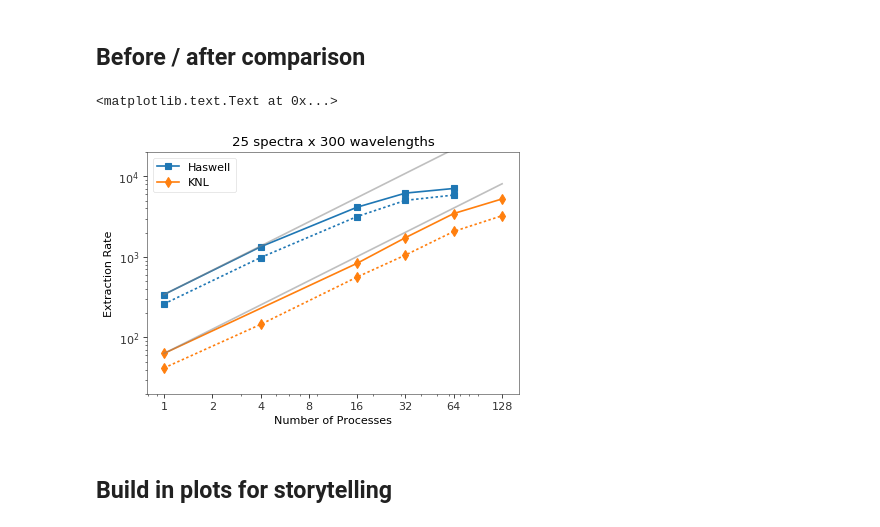
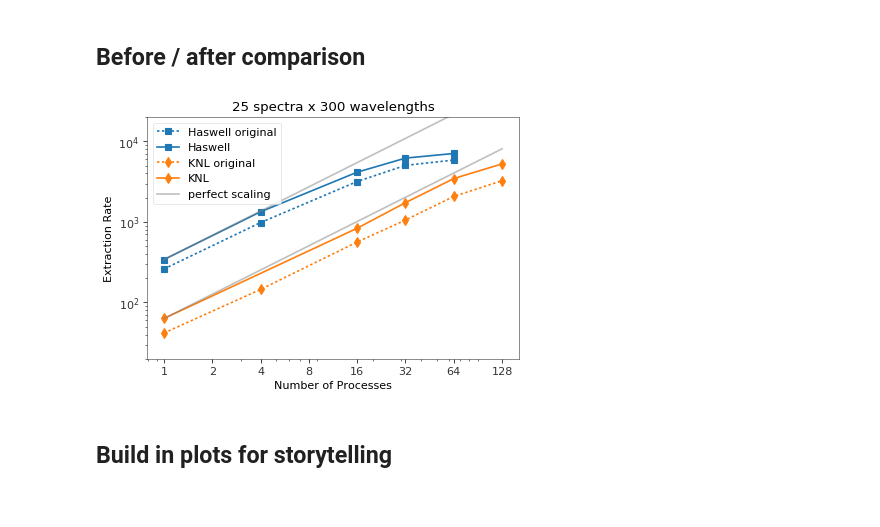
Before and after one commit to sbailey/knltest, a Jupyter notebook: doc/portland-extract.ipynb, the cells around one changed output. Saved outputs shown, nothing was run; the diff lists cells and outputs as text; code cells hidden in the pictures.

Commit message:
tweaks to portland plots; adding redrock for austin

```diff
--- a/doc/portland-extract.ipynb
+++ b/doc/portland-extract.ipynb
@@ -97,24 +97,24 @@ h2 = Table.read('data/portland/hsw-after.txt', format='ascii.basic')
 k1 = Table.read('data/portland/knl-before.txt', format='ascii.basic')
 k2 = Table.read('data/portland/knl-after.txt', format='ascii.basic')
 # %%
-plot(h1['nproc'], h1['rate'], 's:', color='C0', label='_none_')
+plot(h1['nproc'], h1['rate'], 's:', color='C0', label='Haswell original')
 plot(h2['nproc'], h2['rate'], 's-', color='C0', label='Haswell')
 plot(h2['nproc'], h2['nproc']*h2['rate'][0], color='0.5', alpha=0.5, label='_none_')
 
-plot(k1['nproc'], k1['rate'], 'd:', color='C1', label='_none_')
+plot(k1['nproc'], k1['rate'], 'd:', color='C1', label='KNL original')
 plot(k2['nproc'], k2['rate'], 'd-', color='C1', label='KNL')
-plot(k2['nproc'], k2['nproc']*k2['rate'][0], color='0.5', alpha=0.5, label='_none_')
+plot(k2['nproc'], k2['nproc']*k2['rate'][0], color='0.5', alpha=0.5, label='perfect scaling')
 semilogx()
 semilogy()
 xticks([1,2,4,8,16,32,64,128], [1,2,4,8,16,32,64,128])
 legend(loc='upper left')
 ylim(20, 20000)
 xlabel('Number of Processes')
 ylabel('Extraction Rate')
 title('25 spectra x 300 wavelengths')
+savefig('desi-extract-improvements.pdf')
 # %% [output]
-<matplotlib.text.Text at 0x...>
-[figure, old version]
+[figure, new version]
 # %% [markdown]
 ## Build in plots for storytelling
 # %%
```
Also changed, not shown: parts of 1 cell of this notebook, 1 other file.
